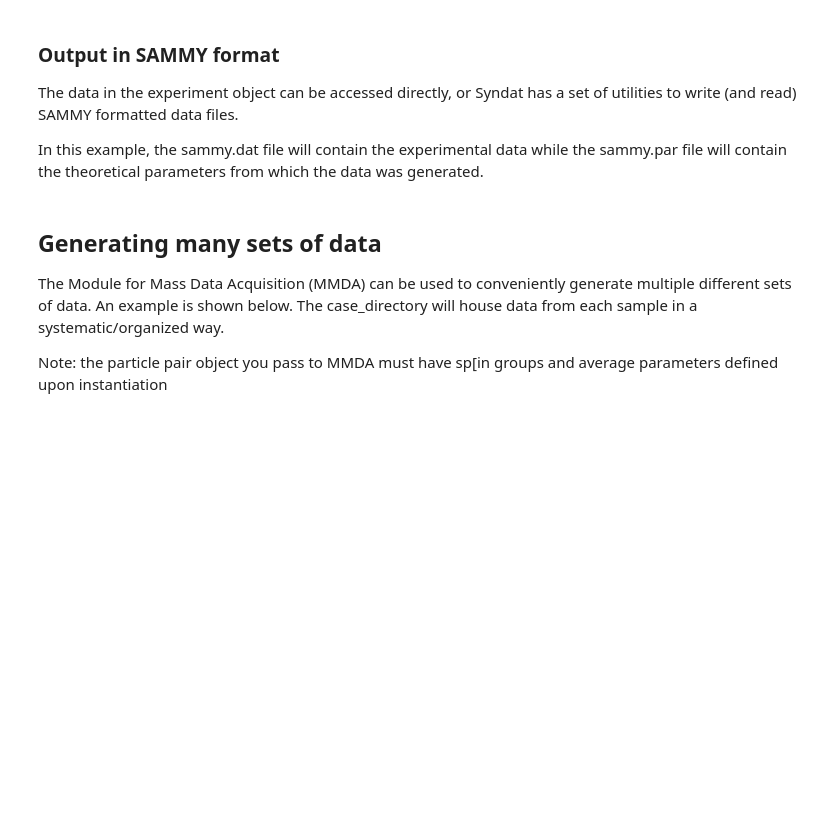
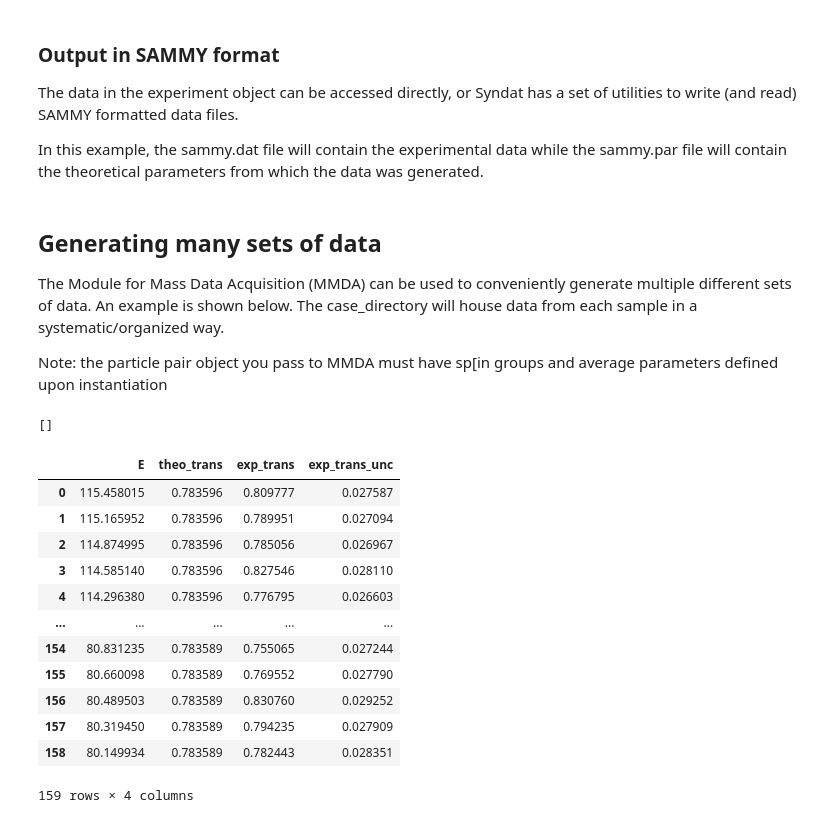
Before and after one commit to Naww137/Syndat, a Jupyter notebook: examples/GenerateData_UserExample.ipynb, the cells around one changed output. Cells and saved outputs as stored; diff of their text form; code cells hidden in the pictures; blank space fills up the shorter version.

```diff
--- a/examples/GenerateData_UserExample.ipynb
+++ b/examples/GenerateData_UserExample.ipynb
@@ -226,3 +230,23 @@ syndat.MMDA.generate(Ta_pair, exp,
+# %%
+samples_not_generated
+# %% [output]
+[]
+# %%
+pd.read_hdf(case_file, 'sample_2/syndat_pw')
+# %% [output]
+|  | E | theo_trans | exp_trans | exp_trans_unc |
+| 0 | 115.458015 | 0.783596 | 0.809777 | 0.027587 |
+| 1 | 115.165952 | 0.783596 | 0.789951 | 0.027094 |
+| 2 | 114.874995 | 0.783596 | 0.785056 | 0.026967 |
+| 3 | 114.585140 | 0.783596 | 0.827546 | 0.028110 |
+| 4 | 114.296380 | 0.783596 | 0.776795 | 0.026603 |
+| ... | ... | ... | ... | ... |
+| 154 | 80.831235 | 0.783589 | 0.755065 | 0.027244 |
+| 155 | 80.660098 | 0.783589 | 0.769552 | 0.027790 |
+| 156 | 80.489503 | 0.783589 | 0.830760 | 0.029252 |
+| 157 | 80.319450 | 0.783589 | 0.794235 | 0.027909 |
+| 158 | 80.149934 | 0.783589 | 0.782443 | 0.028351 |
+159 rows × 4 columns
 # %%
 test = pd.read_hdf(case_file, 'sample_2/syndat_pw')
 figure()
```
Also changed, not shown: parts of 6 cells of this notebook, 3 other files.
